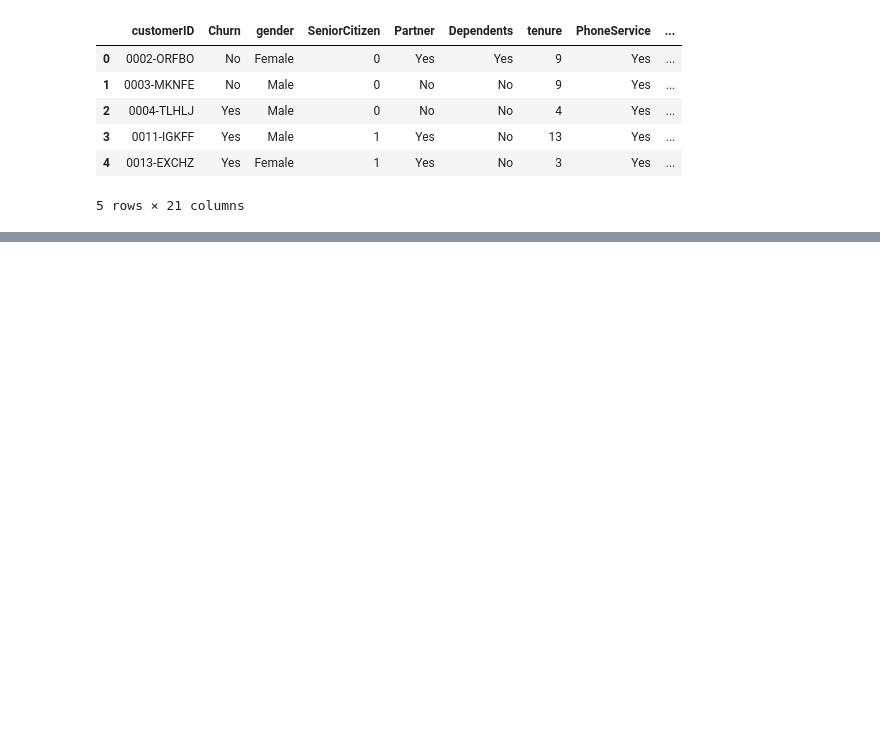
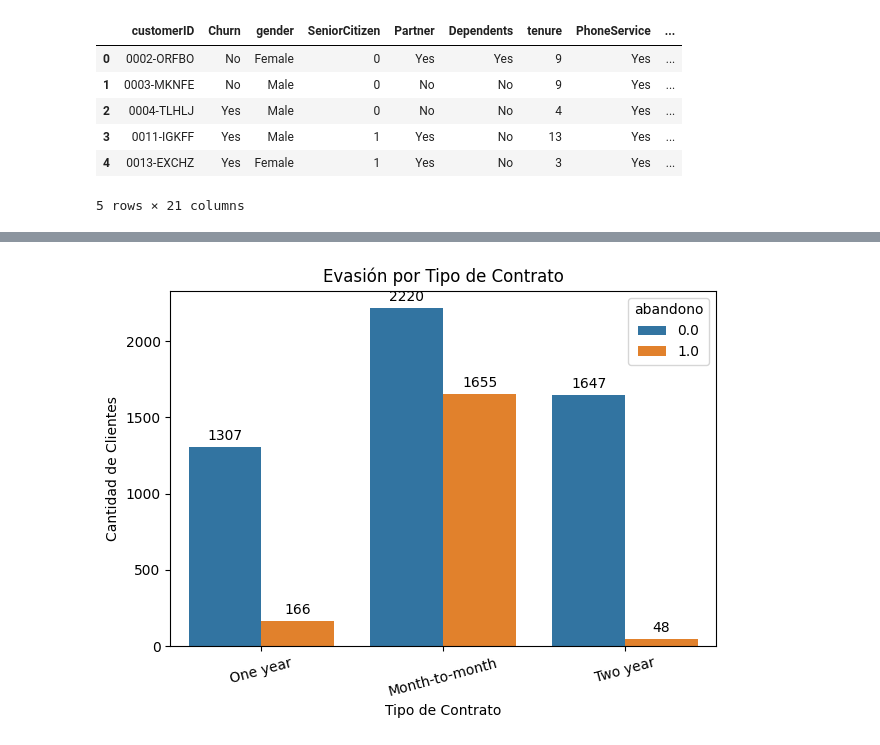
Before and after one commit to Katerincasas/alura_challenge_telecomx, a Jupyter notebook: TelecomX_LATAM.ipynb, the cells around one changed output, grey strips where cells are left out. Cells and saved outputs as stored; diff of their text form; code cells hidden in the pictures; blank space fills up the shorter version.

```diff
--- a/TelecomX_LATAM.ipynb
+++ b/TelecomX_LATAM.ipynb
@@ -174,0 +289,15 @@ df_clean.head()
+# %%
+ax = sns.countplot(data=df_clean, x='tipo_contrato', hue='abandono')
+plt.title('Evasión por Tipo de Contrato')
+plt.xlabel('Tipo de Contrato')
+plt.ylabel('Cantidad de Clientes')
+plt.xticks(rotation=15)
+
+# Agregar etiquetas encima de las barras
+for container in ax.containers:
+    ax.bar_label(container, fmt='%d', label_type='edge', padding=3)
+
+plt.tight_layout()
+plt.show()
+# %% [output]
+[figure, added]
```
Also changed, not shown: parts of 22 cells of this notebook.
